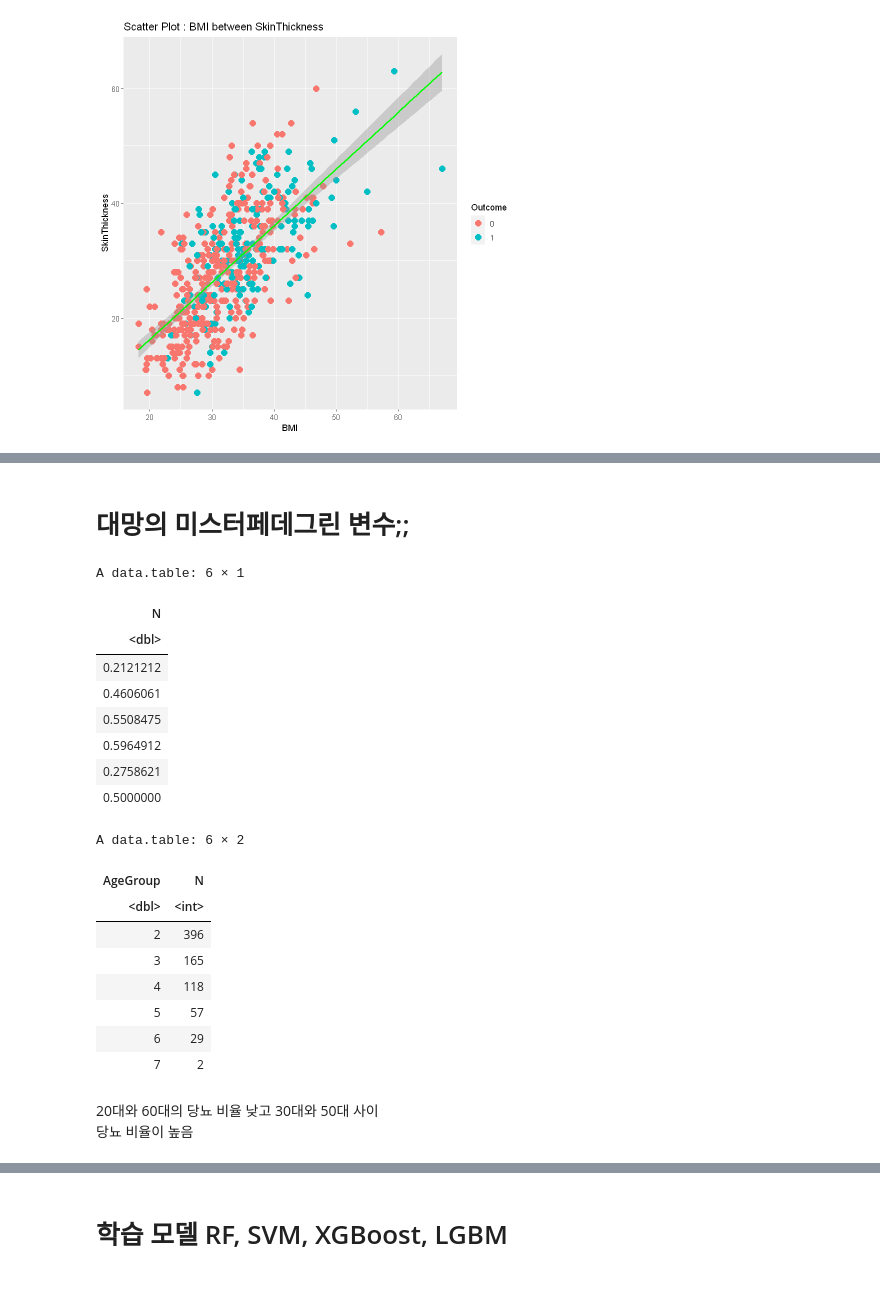
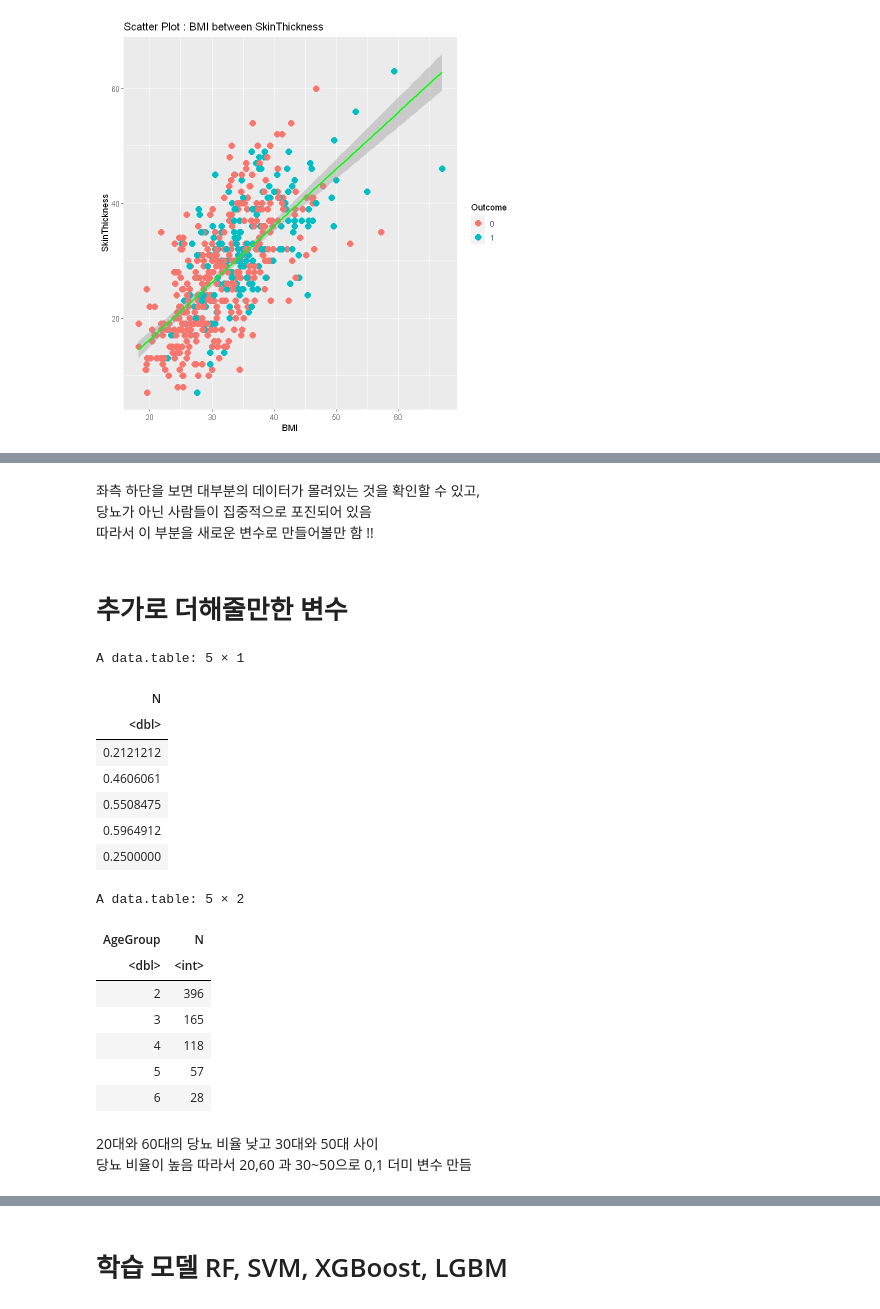
Before and after one commit to thdgmltjd123/Kaggle_PimaIndian, a Jupyter notebook: 캐글 Pima Indians diabetes.ipynb, the cells around one changed output, grey strips where cells are left out. Saved outputs shown, nothing was run; the diff lists cells and outputs as text; code cells hidden in the pictures.

```diff
--- a/캐글 Pima Indians diabetes.ipynb
+++ b/캐글 Pima Indians diabetes.ipynb
@@ -252,25 +334,27 @@ data[SkinThickness == 0 , SkinThickness := round(-3.4650 + 0.9878*BMI)]
+# %% [markdown]
+좌측 하단을 보면 대부분의 데이터가 몰려있는 것을 확인할 수 있고,
+당뇨가 아닌 사람들이 집중적으로 포진되어 있음
+따라서 이 부분을 새로운 변수로 만들어볼만 함 !!
 # %% [markdown]
-# 대망의 미스터페데그린 변수;;
+# 추가로 더해줄만한 변수
 # %%
 # 연령별 당뇨병 비율
-data[Outcome == 1,.N,by = AgeGroup][order(AgeGroup)][,2] / data[AgeGroup != 8][,.N,AgeGroup][order(AgeGroup)][,2]
+data[Outcome == 1,.N,by = AgeGroup][order(AgeGroup)][,2] / data[,.N,AgeGroup][order(AgeGroup)][,2]
 data[AgeGroup != 8][,.N,AgeGroup][order(AgeGroup)]
 # %% [output]
-A data.table: 6 × 1
+A data.table: 5 × 1
 | N |
 | <dbl> |
 | 0.2121212 |
 | 0.4606061 |
 | 0.5508475 |
 | 0.5964912 |
-| 0.2758621 |
-| 0.5000000 |
+| 0.2500000 |
-A data.table: 6 × 2
+A data.table: 5 × 2
 | AgeGroup | N |
 | <dbl> | <int> |
 | 2 | 396 |
 | 3 | 165 |
 | 4 | 118 |
 | 5 | 57 |
-| 6 | 29 |
-| 7 | 2 |
+| 6 | 28 |
@@ -277,5 +364,5 @@ A data.table: 6 × 2
 # %% [markdown]
 20대와 60대의 당뇨 비율 낮고 30대와 50대 사이
-당뇨 비율이 높음
+당뇨 비율이 높음 따라서 20,60 과 30\~50으로 0,1 더미 변수 만듬
 # %%
 # BMI별 당뇨병 비율
```
Also changed, not shown: parts of 26 cells of this notebook.
